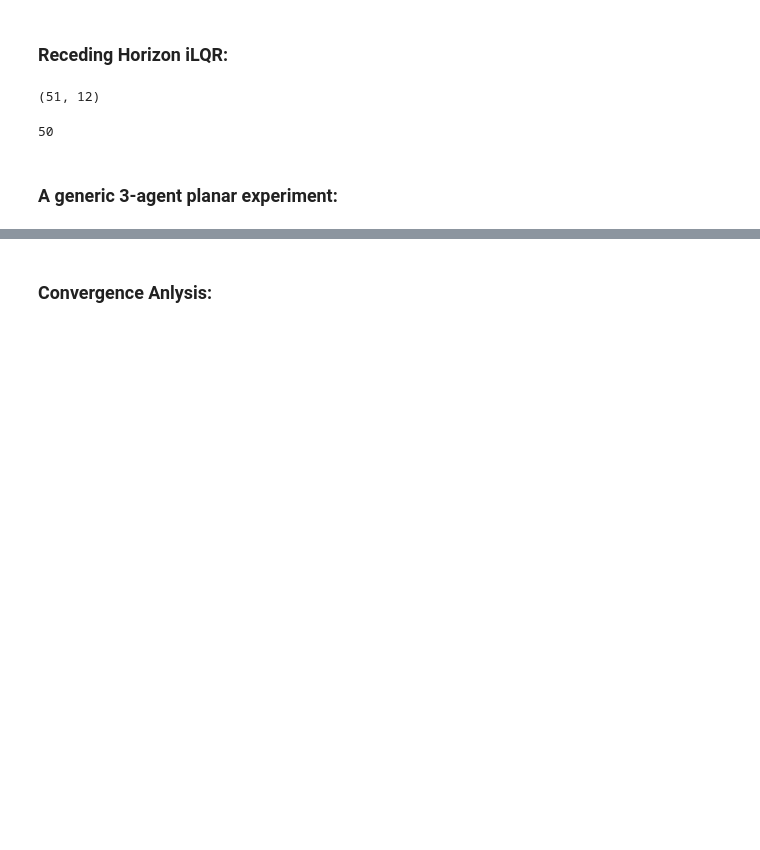
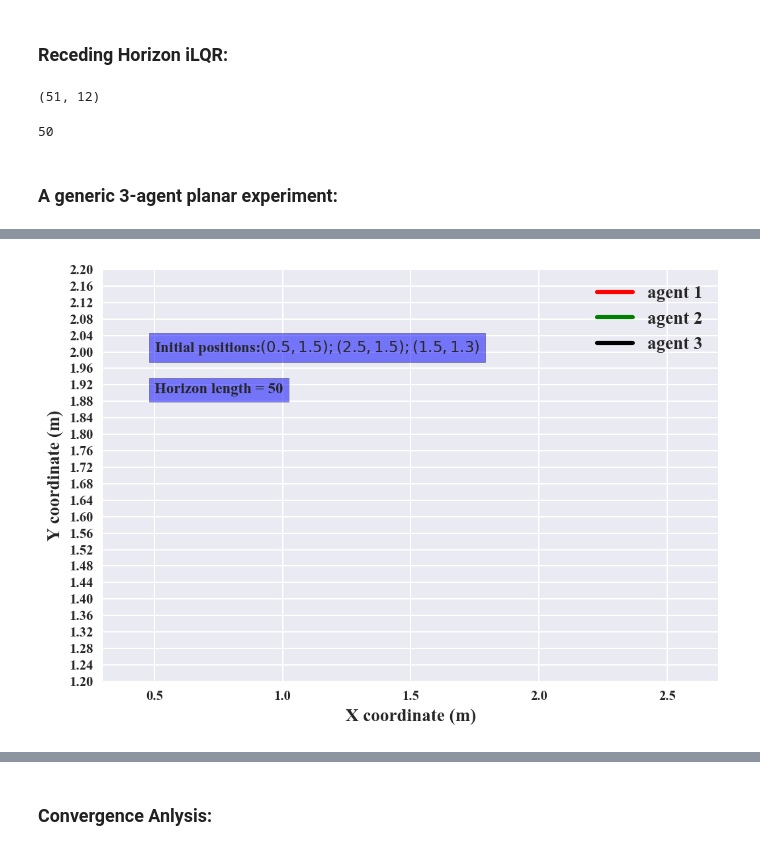
Before and after one commit to RandyChen233/potential-iLQR, a Jupyter notebook: 3_agents_receding_horizon.ipynb, the cells around one changed output, grey strips where cells are left out. Saved outputs shown, nothing was run; the diff lists cells and outputs as text; code cells hidden in the pictures; blank space fills up the shorter version.

```diff
--- a/3_agents_receding_horizon.ipynb
+++ b/3_agents_receding_horizon.ipynb
@@ -768,36 +769,38 @@ plt.legend(loc='upper left',fontsize=13);
 # %%
 fig = plt.figure(dpi=150)
-ax = plt.axes(xlim=(0.3,2.6), ylim=(1.2, 2.2))
+ax = plt.axes(xlim=(0.3,2.7), ylim=(1.2, 2.2))
 
 ax = plt.gca()
 
 # Plot initial line to fill in as we go
 line1, = ax.plot([], [], lw=3,color='r',label='agent 1')
 line2, = ax.plot([], [], lw=3,color='g',label='agent 2')
 line3, = ax.plot([], [], lw=3,color='k',label='agent 3')
 ax.legend(loc='upper right',fontsize=13)
 ax.set_xlabel('X coordinate (m)',fontsize=13)
 ax.set_ylabel('Y coordinate (m)',fontsize=13)
 ax.set_yticks(ticks=np.arange(1.2,2.2,0.04))
 ax.text(0.5, 2.0, "Initial positions:$(0.5, 1.5);(2.5, 1.5);(1.5, 1.3)$", bbox=dict(facecolor='blue', alpha=0.5),fontsize=11)
 ax.text(0.5,1.9, "Horizon length = 50",bbox=dict(facecolor='blue', alpha=0.5),fontsize=11)
 def animate(i):
     # Plot resulting trajecotry of car
 
 
     line1.set_xdata(x_trj_opt[:i,0])
     line2.set_xdata(x_trj_opt[:i,4])
     line3.set_xdata(x_trj_opt[:i,8])
 
     #line.set_ydata(x_trj[:i,1:10:4])
     line1.set_ydata(x_trj_opt[:i,1])
     line2.set_ydata(x_trj_opt[:i,5])
     line3.set_ydata(x_trj_opt[:i,9])
 
 
     return line1,line2,line3
 
 
 anim = FuncAnimation(fig, animate, frames=x_trj_opt.shape[0], interval=200) # animation doesn't show up?
+# %% [output]
+[figure, added]
 # %%
 anim
```
Also changed, not shown: parts of 6 cells of this notebook, 1 other file.
